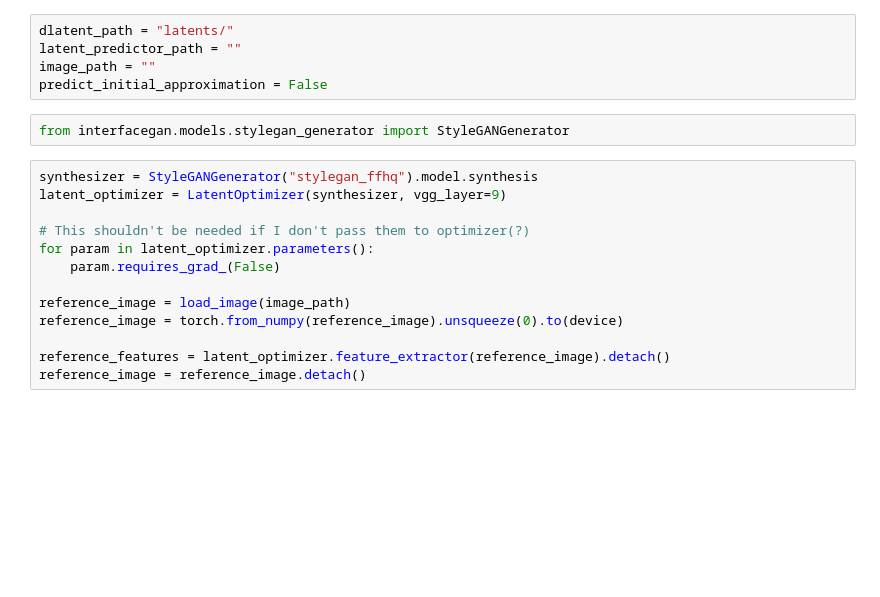
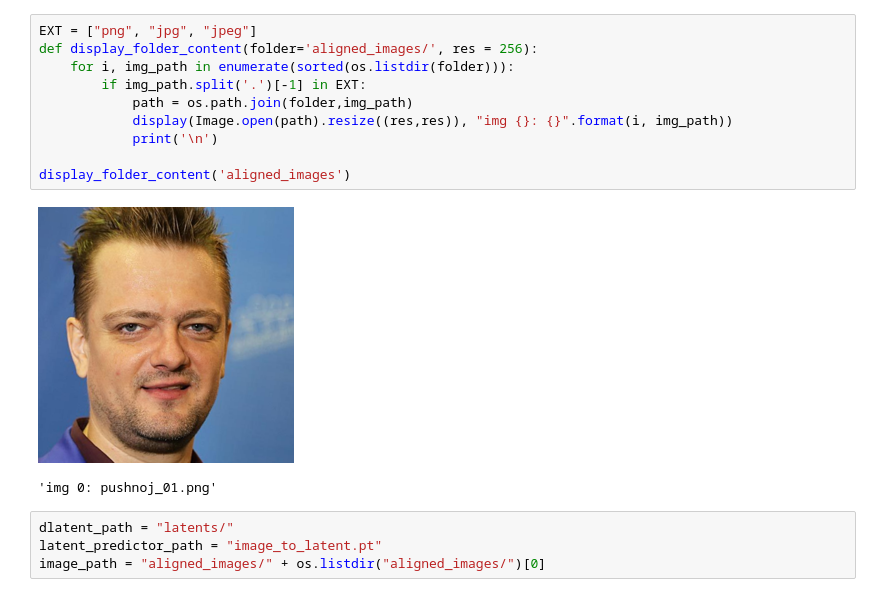
Before and after one commit to Andre6o6/stylegan-editing, a Jupyter notebook: StyleGAN_encode_images.ipynb, the cells around one changed output. Cells and saved outputs as stored; diff of their text form; blank space fills up the shorter version.

```diff
--- a/StyleGAN_encode_images.ipynb
+++ b/StyleGAN_encode_images.ipynb
@@ -113,20 +29,17 @@ class LogCoshLoss(torch.nn.Module):
+# %%
+EXT = ["png", "jpg", "jpeg"]
+def display_folder_content(folder='aligned_images/', res = 256):
+    for i, img_path in enumerate(sorted(os.listdir(folder))):
+        if img_path.split('.')[-1] in EXT:
+            path = os.path.join(folder,img_path)
+            display(Image.open(path).resize((res,res)), "img {}: {}".format(i, img_path))
+            print('\n')
+
+display_folder_content('aligned_images')
+# %% [output]
+[figure, added]
+'img 0: pushnoj_01.png'
 # %%
 dlatent_path = "latents/"
-latent_predictor_path = ""
-image_path = ""
-predict_initial_approximation = False
+latent_predictor_path = "image_to_latent.pt"
+image_path = "aligned_images/" + os.listdir("aligned_images/")[0]
-# %%
-from interfacegan.models.stylegan_generator import StyleGANGenerator
-# %%
-synthesizer = StyleGANGenerator("stylegan_ffhq").model.synthesis
-latent_optimizer = LatentOptimizer(synthesizer, vgg_layer=9)
-
-# This shouldn't be needed if I don't pass them to optimizer(?)
-for param in latent_optimizer.parameters():
-    param.requires_grad_(False)
-
-reference_image = load_image(image_path)
-reference_image = torch.from_numpy(reference_image).unsqueeze(0).to(device)
-
-reference_features = latent_optimizer.feature_extractor(reference_image).detach()
-reference_image = reference_image.detach()
```
Also changed, not shown: parts of 27 cells of this notebook.
